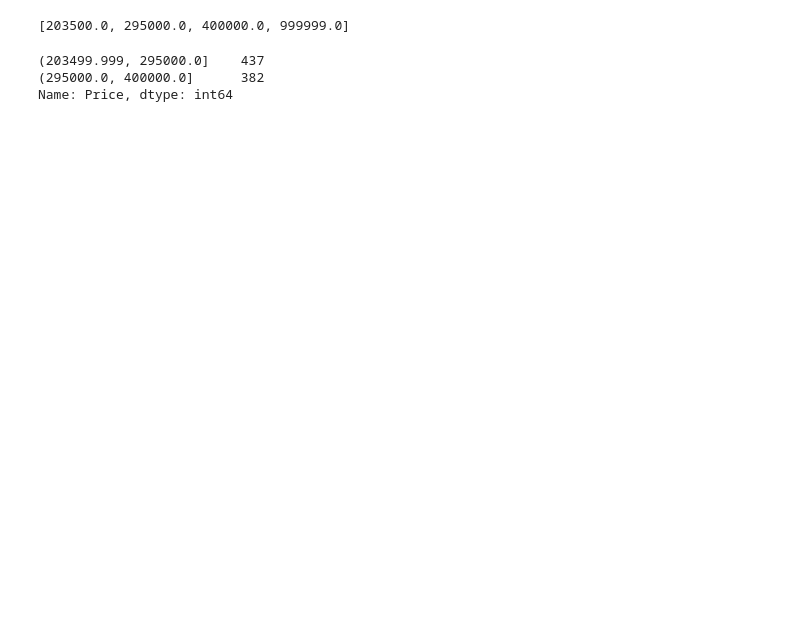
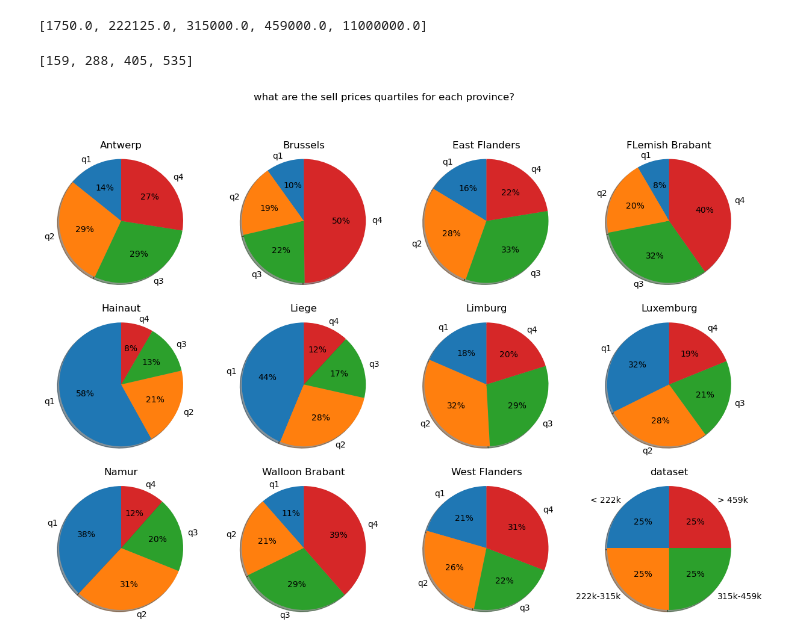
Before and after one commit to dimiphoton/BeCode-real-estate-ML-cookiecutter, a Jupyter notebook: data/raw/cleaning.ipynb, the cells around one changed output. Drawn from its saved outputs; the diff is of its cells as text; code cells hidden in the pictures; blank space fills up the shorter version.

```diff
--- a/data/raw/cleaning.ipynb
+++ b/data/raw/cleaning.ipynb
@@ -71 +3,40 @@ def postcode2province(postcode):
+# %%
+bins=df_sale['Cleaned Price'].quantile([0,0.25,0.5,0.75,1]).tolist()
+bins
+# %% [output]
+[1750.0, 222125.0, 315000.0, 459000.0, 11000000.0]
+# %%
+df_sale[df_sale['province']==provinces[1]]['Cleaned Price'].value_counts(bins=bins, sort=False).tolist()
+# %% [output]
+[159, 288, 405, 535]
+# %%
+data_dict=dict()
+labels_dict=dict()
+for province in ['Brussels','Walloon Brabant','FLemish Brabant',
+    'Antwerp','FLemish Brabant','Limburg','Liege','Namur',
+    'Hainaut','Luxemburg','Hainaut','West Flanders','East Flanders']:
+    data_dict[province]=df_sale[df_sale['province']==province]['Cleaned Price'].value_counts(bins=bins, sort=False).tolist()
+    labels_dict[province]=['q1','q2','q3','q4']
+# %%
+data_dict['dataset']=[1,1,1,1]
+labels_dict['dataset']=['< 222k','222k-315k','315k-459k','> 459k']
+# %%
+import matplotlib.pyplot as plt
+
+fig, ax = plt.subplots(3,4, figsize=(15,10))
+
+row = 0
+col = 0
+for region in sorted(data_dict):
+    ax[row,col].pie(data_dict[region], labels=labels_dict[region], autopct="%.0f%%", shadow=True, startangle=90)
+    ax[row,col].set_title(region)
+    ax[row,col].axis('equal')
+    col+=1
+    if col == 4:
+        col=0
+        row+=1
+fig.suptitle("what are the sell prices quartiles for each province?")
+plt.show()
+# %% [output]
+[figure, added]
 # %%
@@ -77,10 +43,0 @@ provinces=['Brussels','Walloon Brabant','FLemish Brabant',
-# %%
-df_sale['Price'].quantile([0.25,0.5,0.75,1]).tolist()
-# %% [output]
-[203500.0, 295000.0, 400000.0, 999999.0]
-# %%
-df_sale[df_sale['province']==provinces[0]]['Price'].value_counts(bins=bins, sort=False)
-# %% [output]
-(203499.999, 295000.0]    437
-(295000.0, 400000.0]      382
-Name: Price, dtype: int64
```
Also changed, not shown: parts of 22 cells of this notebook, 11 other files.
